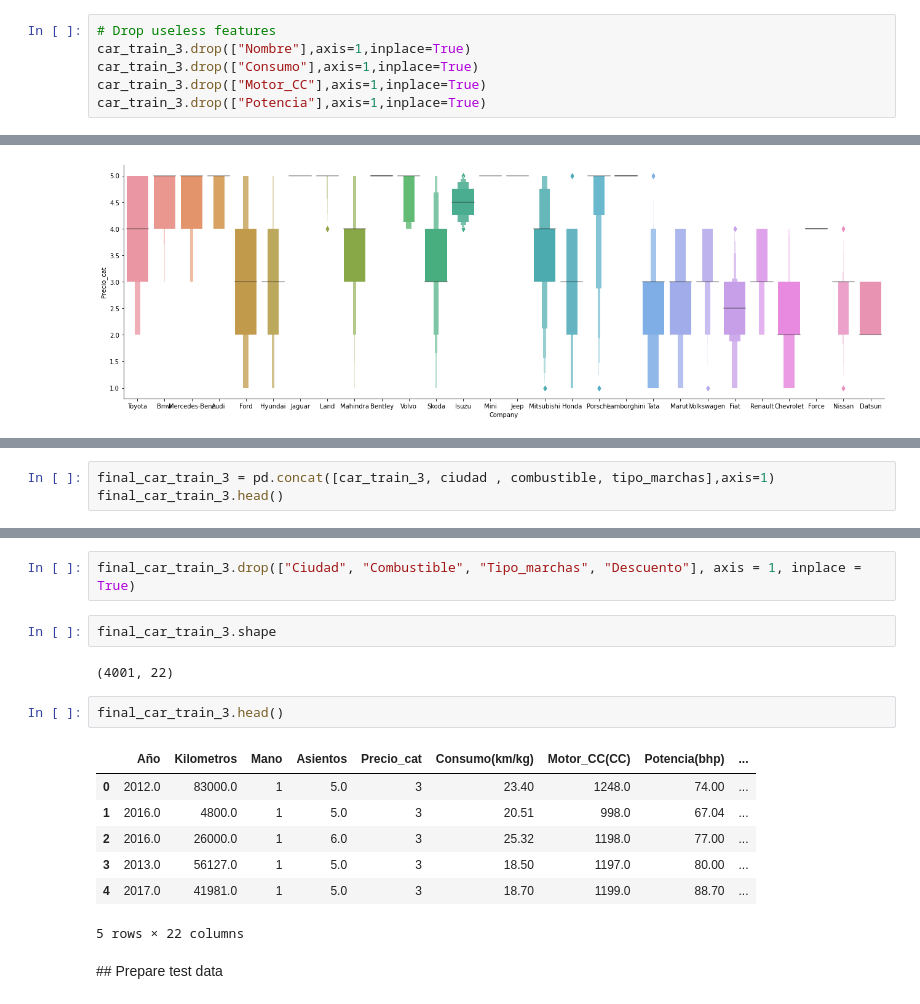
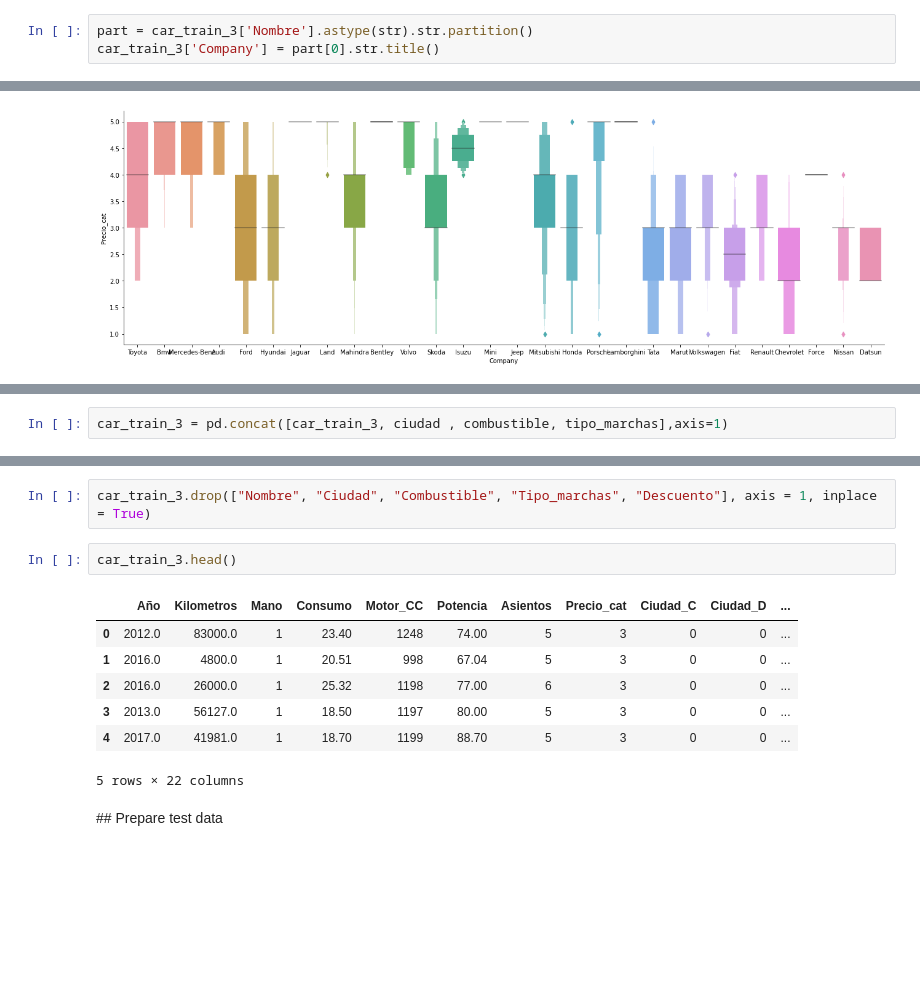
Before and after one commit to daviduster/used-car-price-prediction, a Jupyter notebook: notebooks/vanilla.ipynb, the cells around one changed output, grey strips where cells are left out. Saved outputs shown, nothing was run; the diff lists cells and outputs as text; blank space fills up the shorter version.

```diff
--- a/notebooks/vanilla.ipynb
+++ b/notebooks/vanilla.ipynb
@@ -839,11 +830,8 @@ car_train_3.shape
 # %%
 car_train_3['Descuento'] = car_train_3['Descuento'].astype(float)
-# %%
-# Drop useless features
-car_train_3.drop(["Nombre"],axis=1,inplace=True)
-car_train_3.drop(["Consumo"],axis=1,inplace=True)
-car_train_3.drop(["Motor_CC"],axis=1,inplace=True)
-car_train_3.drop(["Potencia"],axis=1,inplace=True)
+# %%
+part = car_train_3['Nombre'].astype(str).str.partition()
+car_train_3['Company'] = part[0].str.title()
 # %% [markdown]
 ## Categorical data
 # %%
@@ -976,3 +936,2 @@ car_train_3.drop(["Company"],axis=1,inplace=True)
 # %%
-final_car_train_3 = pd.concat([car_train_3, ciudad , combustible, tipo_marchas],axis=1)
-final_car_train_3.head()
+car_train_3 = pd.concat([car_train_3, ciudad , combustible, tipo_marchas],axis=1)
@@ -987,18 +938,14 @@ final_car_train_3.head()
 # %%
-final_car_train_3.drop(["Ciudad", "Combustible", "Tipo_marchas", "Descuento"], axis = 1, inplace = True)
+car_train_3.drop(["Nombre", "Ciudad", "Combustible", "Tipo_marchas", "Descuento"], axis = 1, inplace = True)
-# %%
-final_car_train_3.shape
-# %% [output]
-(4001, 22)
 # %%
-final_car_train_3.head()
+car_train_3.head()
 # %% [output]
-|  | Año | Kilometros | Mano | Asientos | Precio_cat | Consumo(km/kg) | Motor_CC(CC) | Potencia(bhp) | ... |
-| 0 | 2012.0 | 83000.0 | 1 | 5.0 | 3 | 23.40 | 1248.0 | 74.00 | ... |
-| 1 | 2016.0 | 4800.0 | 1 | 5.0 | 3 | 20.51 | 998.0 | 67.04 | ... |
-| 2 | 2016.0 | 26000.0 | 1 | 6.0 | 3 | 25.32 | 1198.0 | 77.00 | ... |
-| 3 | 2013.0 | 56127.0 | 1 | 5.0 | 3 | 18.50 | 1197.0 | 80.00 | ... |
-| 4 | 2017.0 | 41981.0 | 1 | 5.0 | 3 | 18.70 | 1199.0 | 88.70 | ... |
+|  | Año | Kilometros | Mano | Consumo | Motor_CC | Potencia | Asientos | Precio_cat | Ciudad_C | Ciudad_D | ... |
+| 0 | 2012.0 | 83000.0 | 1 | 23.40 | 1248 | 74.00 | 5 | 3 | 0 | 0 | ... |
+| 1 | 2016.0 | 4800.0 | 1 | 20.51 | 998 | 67.04 | 5 | 3 | 0 | 0 | ... |
+| 2 | 2016.0 | 26000.0 | 1 | 25.32 | 1198 | 77.00 | 6 | 3 | 0 | 0 | ... |
+| 3 | 2013.0 | 56127.0 | 1 | 18.50 | 1197 | 80.00 | 5 | 3 | 0 | 0 | ... |
+| 4 | 2017.0 | 41981.0 | 1 | 18.70 | 1199 | 88.70 | 5 | 3 | 0 | 0 | ... |
 5 rows × 22 columns
 # %% [markdown]
 ## Prepare test data
```
Also changed, not shown: parts of 172 cells of this notebook.
